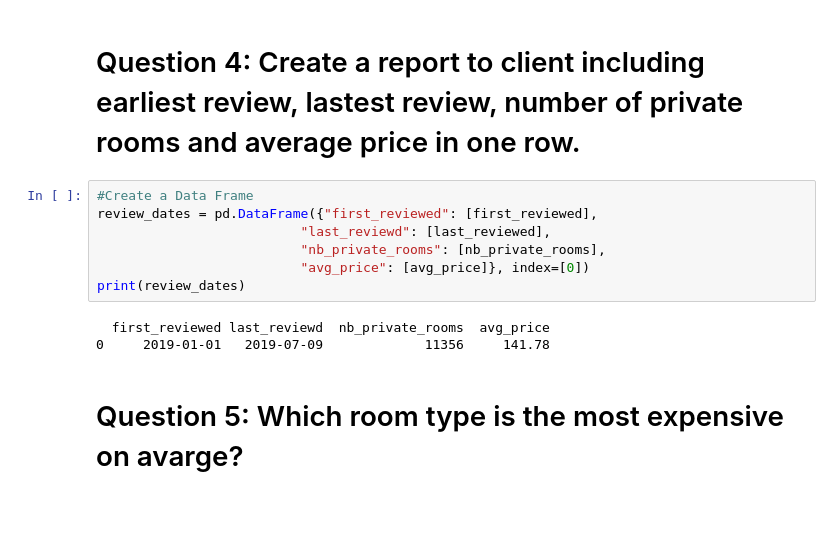
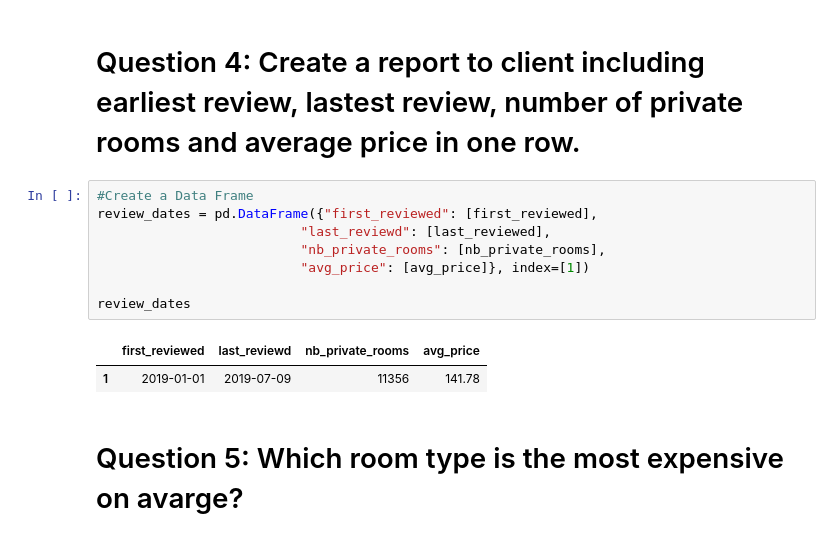
Before and after one commit to annehtran/anhtran-portfolio, a Jupyter notebook: Python Projects/Data Importing and Cleaning/Exploring Airbnb Market Trends_script.ipynb, the cells around one changed output. Saved outputs shown, nothing was run; the diff lists cells and outputs as text; blank space fills up the shorter version.

```diff
--- a/Python Projects/Data Importing and Cleaning/Exploring Airbnb Market Trends_script.ipynb
+++ b/Python Projects/Data Importing and Cleaning/Exploring Airbnb Market Trends_script.ipynb
@@ -145,13 +145,14 @@ print(private_room_table)
 # %%
 #Create a Data Frame
 review_dates = pd.DataFrame({"first_reviewed": [first_reviewed],
                           "last_reviewd": [last_reviewed],
                           "nb_private_rooms": [nb_private_rooms],
-                          "avg_price": [avg_price]}, index=[0])
-print(review_dates)
+                          "avg_price": [avg_price]}, index=[1])
+
+review_dates
 # %% [output]
-  first_reviewed last_reviewd  nb_private_rooms  avg_price
-0     2019-01-01   2019-07-09             11356     141.78
+|  | first_reviewed | last_reviewd | nb_private_rooms | avg_price |
+| 1 | 2019-01-01 | 2019-07-09 | 11356 | 141.78 |
 # %% [markdown]
 # Question 5: Which room type is the most expensive on avarge?
 # %%
```
Also changed, not shown: parts of 3 cells of this notebook.
